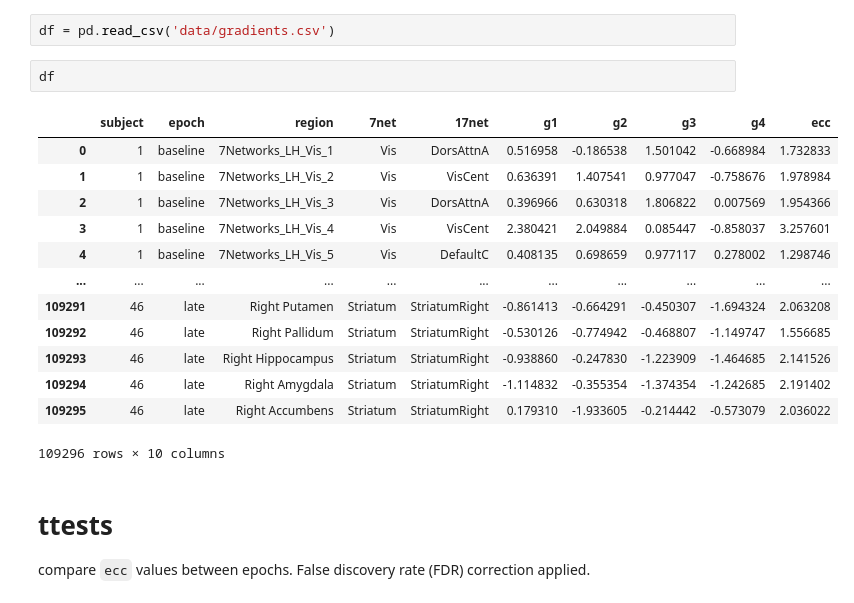
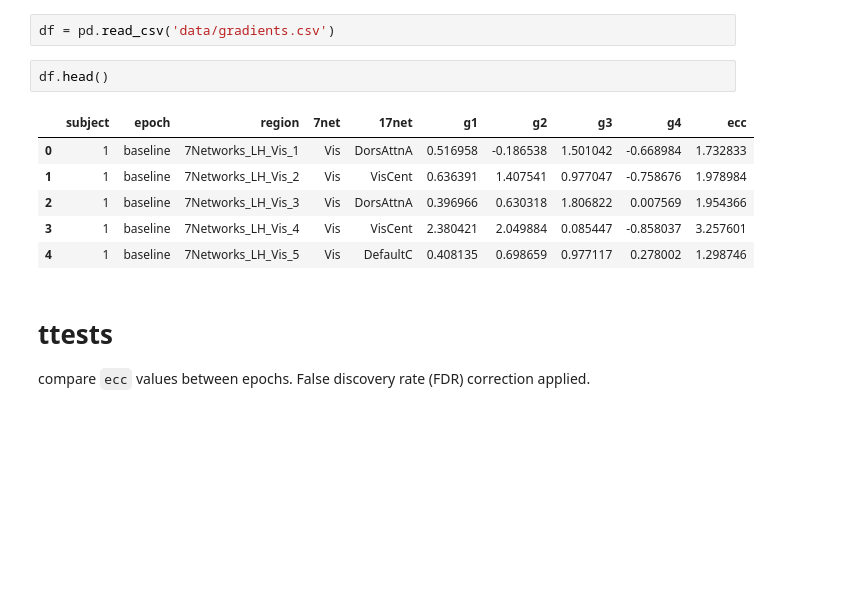
Before and after one commit to qniksefat/gradient-notebooks, a Jupyter notebook: large-manifold-nbs/3-stats.ipynb, the cells around one changed output. Drawn from its saved outputs; the diff is of its cells as text; blank space fills up the shorter version.

```diff
--- a/large-manifold-nbs/3-stats.ipynb
+++ b/large-manifold-nbs/3-stats.ipynb
@@ -5,21 +8,14 @@ import pandas as pd
 # %%
 df = pd.read_csv('data/gradients.csv')
 # %%
-df
+df.head()
 # %% [output]
 |  | subject | epoch | region | 7net | 17net | g1 | g2 | g3 | g4 | ecc |
 | 0 | 1 | baseline | 7Networks_LH_Vis_1 | Vis | DorsAttnA | 0.516958 | -0.186538 | 1.501042 | -0.668984 | 1.732833 |
 | 1 | 1 | baseline | 7Networks_LH_Vis_2 | Vis | VisCent | 0.636391 | 1.407541 | 0.977047 | -0.758676 | 1.978984 |
 | 2 | 1 | baseline | 7Networks_LH_Vis_3 | Vis | DorsAttnA | 0.396966 | 0.630318 | 1.806822 | 0.007569 | 1.954366 |
 | 3 | 1 | baseline | 7Networks_LH_Vis_4 | Vis | VisCent | 2.380421 | 2.049884 | 0.085447 | -0.858037 | 3.257601 |
 | 4 | 1 | baseline | 7Networks_LH_Vis_5 | Vis | DefaultC | 0.408135 | 0.698659 | 0.977117 | 0.278002 | 1.298746 |
-| ... | ... | ... | ... | ... | ... | ... | ... | ... | ... | ... |
-| 109291 | 46 | late | Right Putamen | Striatum | StriatumRight | -0.861413 | -0.664291 | -0.450307 | -1.694324 | 2.063208 |
-| 109292 | 46 | late | Right Pallidum | Striatum | StriatumRight | -0.530126 | -0.774942 | -0.468807 | -1.149747 | 1.556685 |
-| 109293 | 46 | late | Right Hippocampus | Striatum | StriatumRight | -0.938860 | -0.247830 | -1.223909 | -1.464685 | 2.141526 |
-| 109294 | 46 | late | Right Amygdala | Striatum | StriatumRight | -1.114832 | -0.355354 | -1.374354 | -1.242685 | 2.191402 |
-| 109295 | 46 | late | Right Accumbens | Striatum | StriatumRight | 0.179310 | -1.933605 | -0.214442 | -0.573079 | 2.036022 |
-109296 rows × 10 columns
 # %% [markdown]
 # ttests
 compare `ecc` values between epochs. False discovery rate (FDR) correction applied.
```
Also changed, not shown: parts of 24 cells of this notebook.
